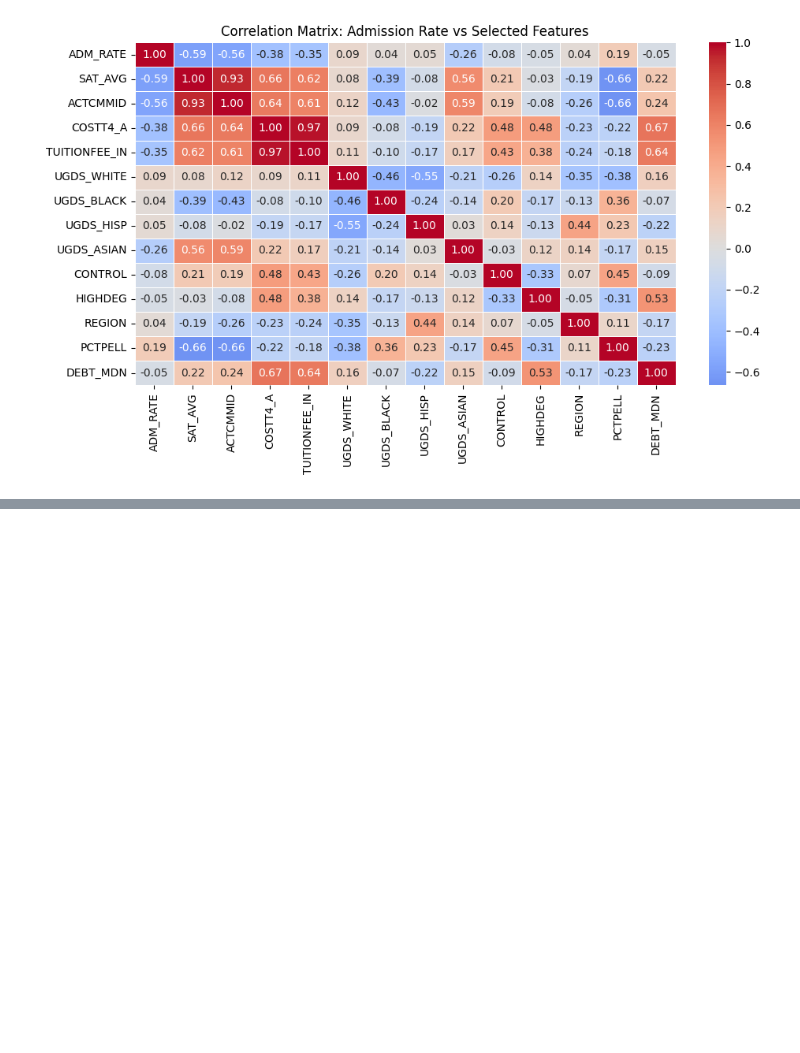
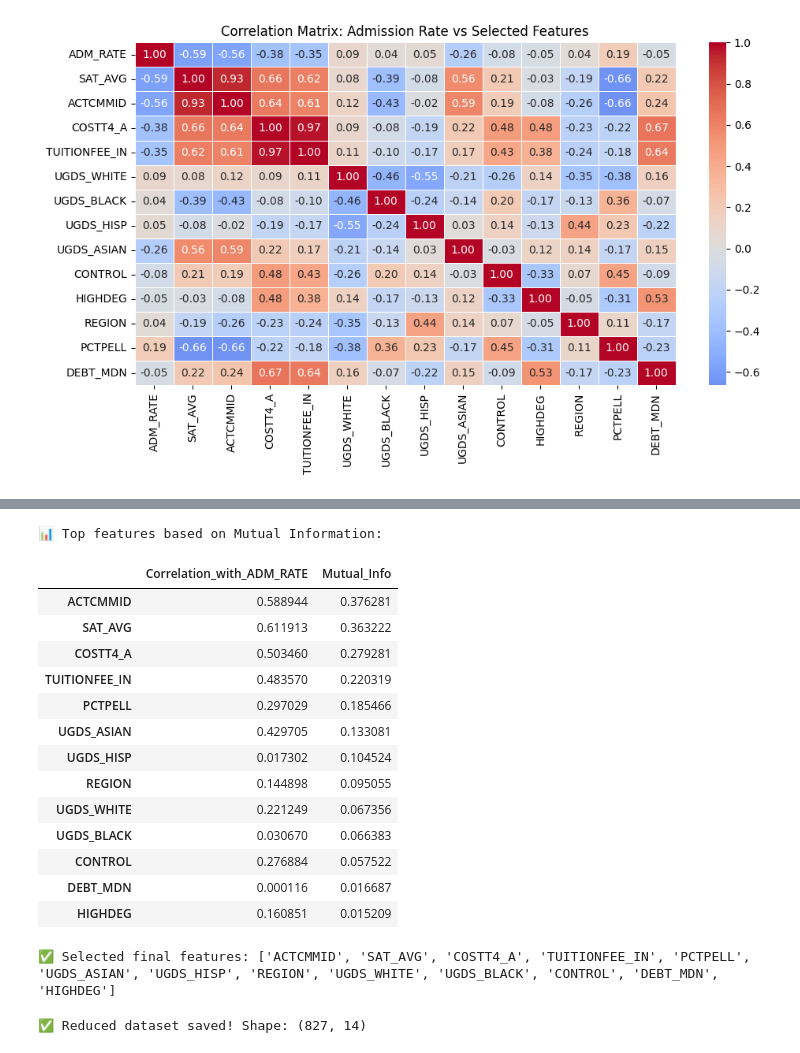
Before and after one commit to Mamasmess333/Admit_Predict, a Jupyter notebook: College_Scorecard_Most_Recent_Institutional_Data/Notebooks/01_EDA.ipynb, the cells around one changed output, grey strips where cells are left out. Saved outputs shown, nothing was run; the diff lists cells and outputs as text; code cells hidden in the pictures; blank space fills up the shorter version.

Commit message:
Completed EDA and feature selection; added reduced dataset outputs

```diff
--- a/College_Scorecard_Most_Recent_Institutional_Data/Notebooks/01_EDA.ipynb
+++ b/College_Scorecard_Most_Recent_Institutional_Data/Notebooks/01_EDA.ipynb
@@ -500,0 +561,4 @@ plt.show()
+# %%
+clean_features = df[['ADM_RATE'] + selected_features].dropna()
+clean_features.to_csv("../Data_Assets/college_scorecard_clean.csv", index=False)
+print("✅ Clean dataset saved:", clean_features.shape)
@@ -500,0 +581,3 @@ plt.show()
+# %%
+corr_target = clean_features.corr()['ADM_RATE'].abs().sort_values(ascending=False)
+print(corr_target)
@@ -500,0 +600,9 @@ plt.show()
+# %%
+from sklearn.feature_selection import mutual_info_regression
+
+X = clean_features.drop(columns=['ADM_RATE'])
+y = clean_features['ADM_RATE']
+
+mi = mutual_info_regression(X, y)
+mi_series = pd.Series(mi, index=X.columns).sort_values(ascending=False)
+print(mi_series)
@@ -500,0 +624,39 @@ plt.show()
+# %%
+# ---------------------------------------
+# 🎯 Combine correlation + MI to rank features
+# ---------------------------------------
+feature_scores = pd.DataFrame({
+    'Correlation_with_ADM_RATE': corr_target.drop('ADM_RATE'),
+    'Mutual_Info': mi_series
+}).sort_values(by='Mutual_Info', ascending=False)
+
+# Show top 15–20 features
+print("📊 Top features based on Mutual Information:")
+display(feature_scores.head(20))
+
+# Decide which to keep (example threshold)
+selected_final = feature_scores.head(15).index.tolist()
+print("\n✅ Selected final features:", selected_final)
+# %% [output]
+📊 Top features based on Mutual Information:
+|  | Correlation_with_ADM_RATE | Mutual_Info |
+| ACTCMMID | 0.588944 | 0.376281 |
+| SAT_AVG | 0.611913 | 0.363222 |
+| COSTT4_A | 0.503460 | 0.279281 |
+| TUITIONFEE_IN | 0.483570 | 0.220319 |
+| PCTPELL | 0.297029 | 0.185466 |
+| UGDS_ASIAN | 0.429705 | 0.133081 |
+| UGDS_HISP | 0.017302 | 0.104524 |
+| REGION | 0.144898 | 0.095055 |
+| UGDS_WHITE | 0.221249 | 0.067356 |
+| UGDS_BLACK | 0.030670 | 0.066383 |
+| CONTROL | 0.276884 | 0.057522 |
+| DEBT_MDN | 0.000116 | 0.016687 |
+| HIGHDEG | 0.160851 | 0.015209 |
+✅ Selected final features: ['ACTCMMID', 'SAT_AVG', 'COSTT4_A', 'TUITIONFEE_IN', 'PCTPELL', 'UGDS_ASIAN', 'UGDS_HISP', 'REGION', 'UGDS_WHITE', 'UGDS_BLACK', 'CONTROL', 'DEBT_MDN', 'HIGHDEG']
+# %%
+final_df = clean_features[['ADM_RATE'] + selected_final].dropna()
+final_df.to_csv("../Data_Assets/college_scorecard_reduced.csv", index=False)
+print(f"✅ Reduced dataset saved! Shape: {final_df.shape}")
+# %% [output]
+✅ Reduced dataset saved! Shape: (827, 14)
```
Also changed, not shown: parts of 11 cells of this notebook.
